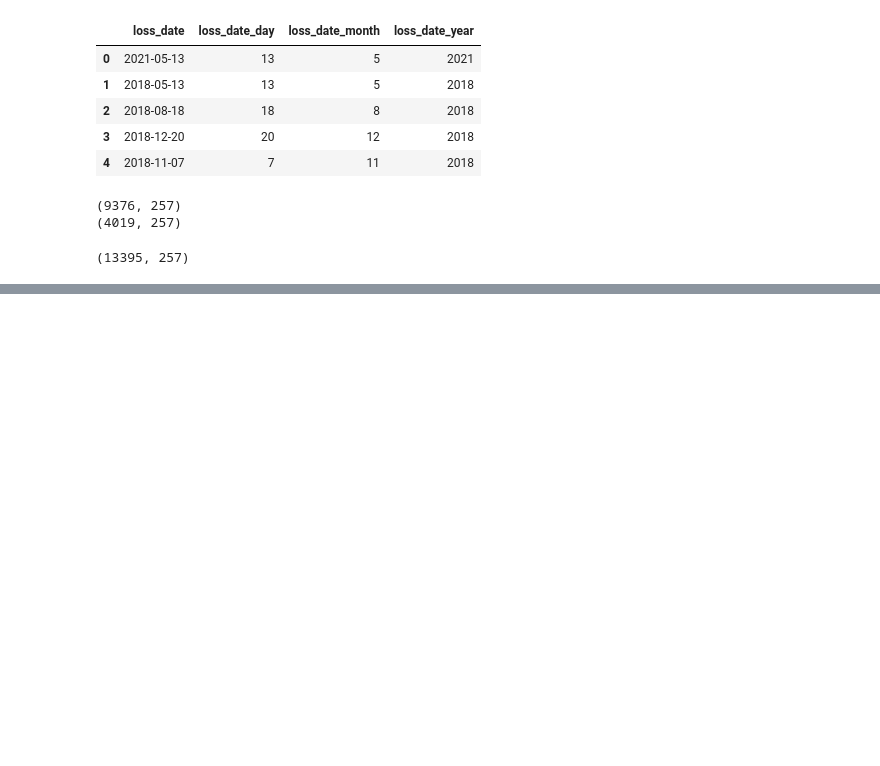
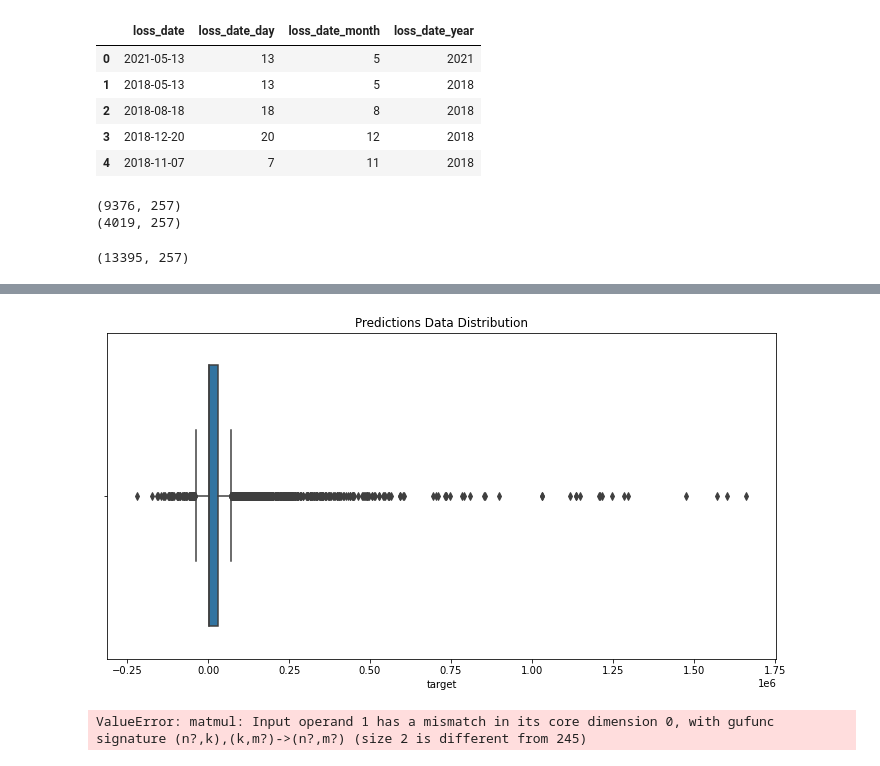
Before and after one commit to simiel/2022UHA, a Jupyter notebook: notebook/2.ipynb, the cells around one changed output, grey strips where cells are left out. Cells and saved outputs as stored; diff of their text form; code cells hidden in the pictures; blank space fills up the shorter version.

```diff
--- a/notebook/2.ipynb
+++ b/notebook/2.ipynb
@@ -145,0 +171,45 @@ sub_file.to_csv("OnehotLGBM.csv", index = False)
+# %%
+# Make prediction on the test set
+test_df = test[feature_cols]
+predictions2 = model2.predict(test_df)
+
+# # Create a submission file
+sub_file = samplesubmission.copy()
+sub_file.target = predictions2
+
+# Check the distribution of your predictions
+plt.figure(figsize=(12, 6))
+sns.boxplot(sub_file.target)
+plt.title('Predictions Data Distribution')
+
+# Write to csv file to submit to Zindi
+sub_file.to_csv("2meta.csv", index = False)
+# %% [output]
+[figure, added]
+# %%
+meta = pd.DataFrame()
+meta['col1'] = y_pred
+meta['col2'] = y_pred2
+meta_model = LinearRegression()
+meta_model.fit(test_df.join[],y_test)
+
+
+
+
+# Make prediction on the test set
+test_df = test[feature_cols]
+meta_prediction = meta_model.predict(test_df)
+
+# # Create a submission file
+sub_file = samplesubmission.copy()
+sub_file.target = meta_prediction
+
+# Check the distribution of your predictions
+plt.figure(figsize=(12, 6))
+sns.boxplot(sub_file.target)
+plt.title('Predictions Data Distribution')
+
+# Write to csv file to submit to Zindi
+sub_file.to_csv("META.csv", index = False)
+# %% [output]
+ValueError: matmul: Input operand 1 has a mismatch in its core dimension 0, with gufunc signature (n?,k),(k,m?)->(n?,m?) (size 2 is different from 245)
```
Also changed, not shown: parts of 7 cells of this notebook, 3 other files.
